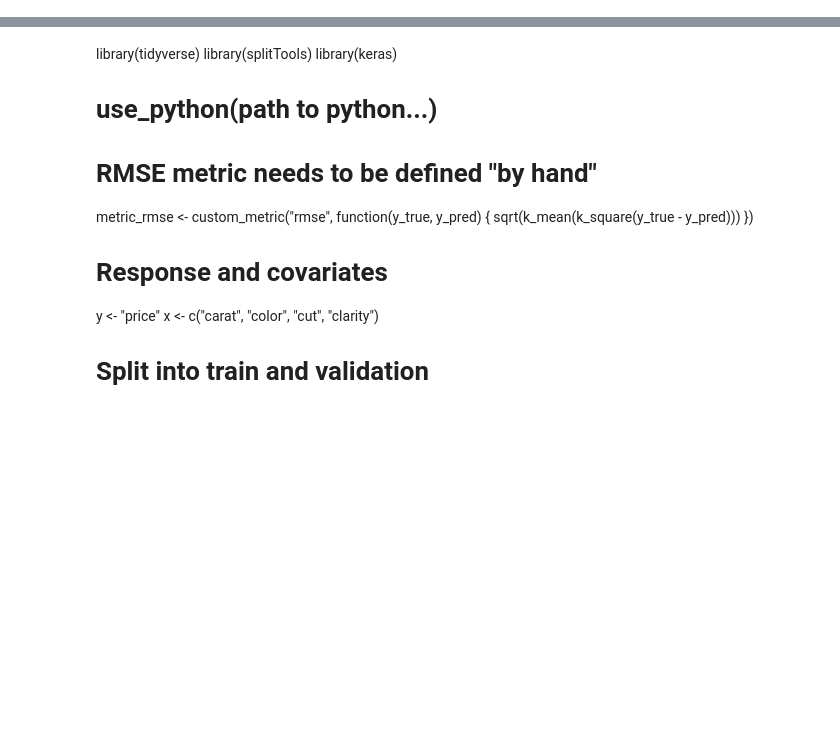
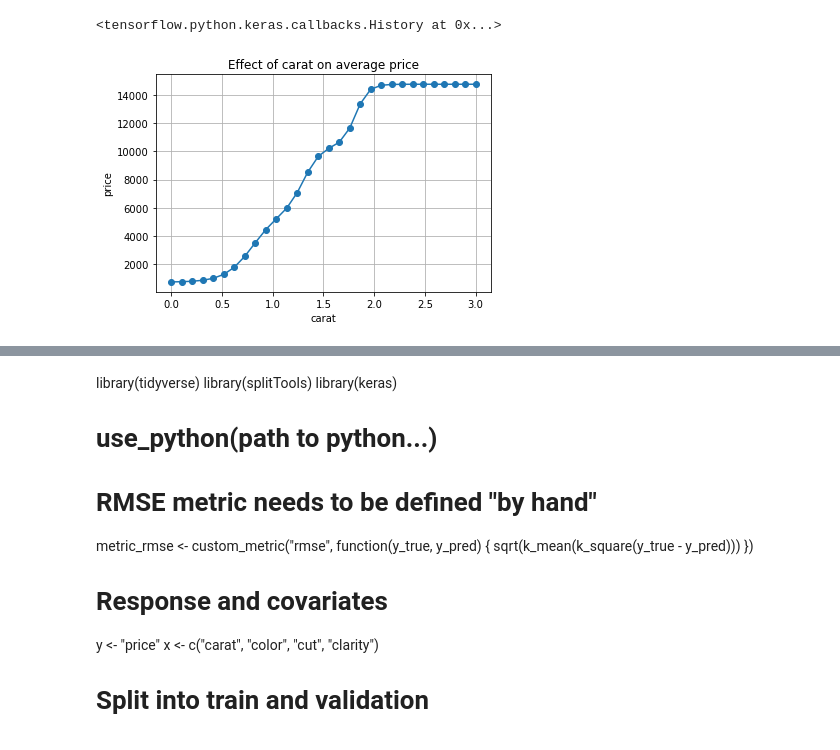
Before and after one commit to mayer79/ml_lecture, a Jupyter notebook: py/4_Neural_Nets.ipynb, the cells around one changed output, grey strips where cells are left out. Cells and saved outputs as stored; diff of their text form; code cells hidden in the pictures; blank space fills up the shorter version.

```diff
--- a/py/4_Neural_Nets.ipynb
+++ b/py/4_Neural_Nets.ipynb
@@ -249,3 +233,53 @@ ggplot(aes(x = carat, y = price)) +
+# %%
+import numpy as np
+from tensorflow import keras
+from tensorflow.keras import layers
+from tensorflow.keras.metrics import RootMeanSquaredError as RMSE
+
+from plotnine.data import diamonds
+
+# Input layer: we have 1 covariate
+inputs = keras.Input(shape=(1,))
+
+# One hidden layer with 5 nodes
+hidden = layers.Dense(5, activation="tanh")(inputs)
+
+# Output layer now connected to the hidden layer
+outputs = layers.Dense(1, activation="linear")(hidden)
+
+# Create model
+model = keras.Model(inputs=inputs, outputs=outputs)
+# model.summary()
+
+# Compile model
+model.compile(
+    loss="mse",
+    optimizer=keras.optimizers.Adam(learning_rate=0.2),
+    metrics=[RMSE()],
+)
+
+# Fit model - naive without validation
+model.fit(
+  x=diamonds["carat"],
+  y=diamonds["price"],
+  epochs=50,
+  batch_size=100,
+  verbose=0
+)
+# %% [output]
+<tensorflow.python.keras.callbacks.History at 0x...>
+# %%
+# Plot effect
+import matplotlib.pyplot as plt
+
+carat = np.linspace(0, 3, 30)
+plt.plot(carat, model(carat), marker="o")
+plt.title("Effect of carat on average price")
+plt.ylabel("price")
+plt.xlabel("carat")
+plt.grid()
+# %% [output]
+[figure, added]
 # %% [markdown]
 **Comment:** Adding the non-linear activation after the hidden layer has changed the model. The effect of carat is now representing the association between carat and price by a non-linear function.
 
```
Also changed, not shown: parts of 15 cells of this notebook.
